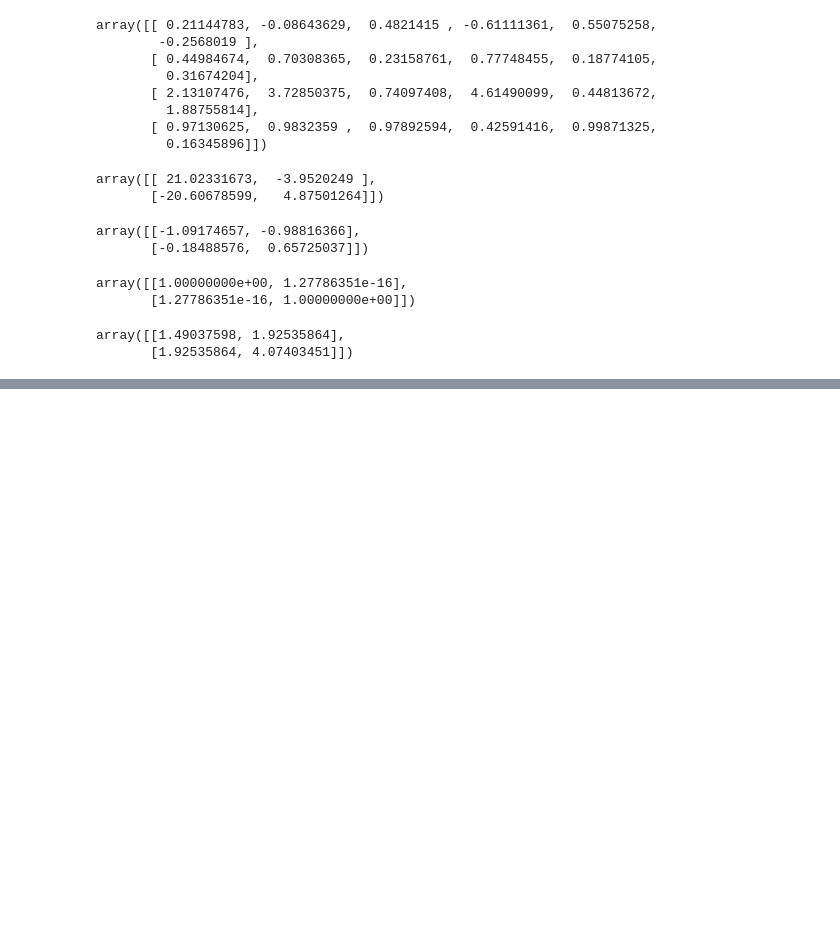
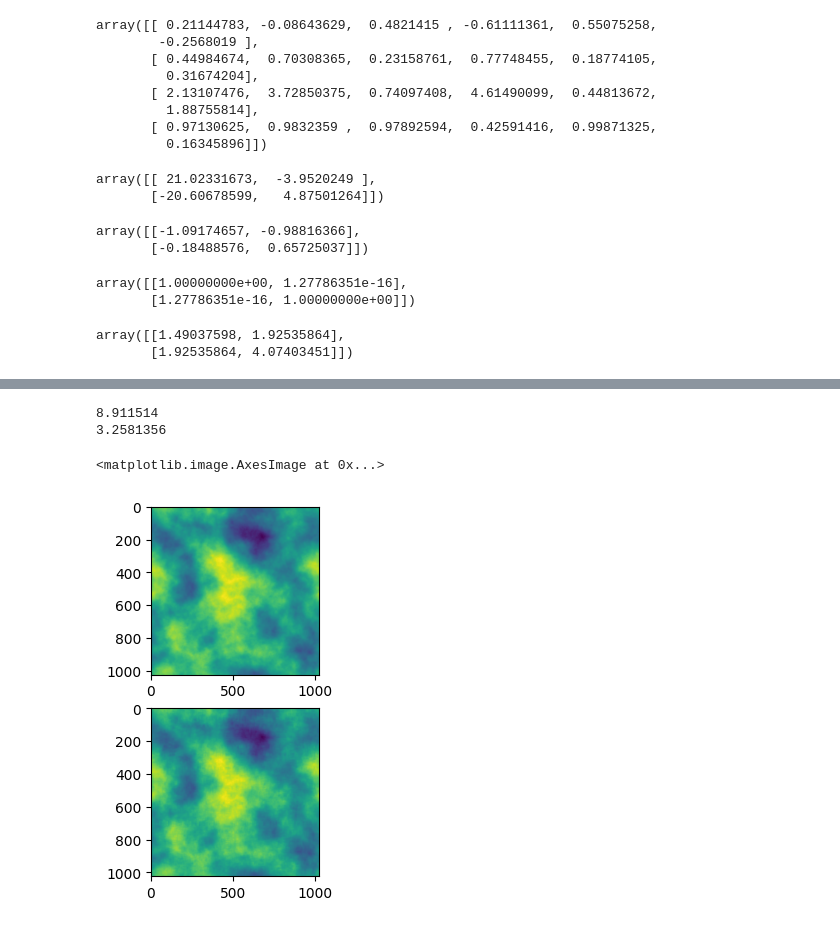
Before and after one commit to jacobhauck/MST-Coursework, a Jupyter notebook: Math 5601/Independent Study Project/test.ipynb, the cells around one changed output, grey strips where cells are left out. Saved outputs shown, nothing was run; the diff lists cells and outputs as text; code cells hidden in the pictures; blank space fills up the shorter version.

```diff
--- a/Math 5601/Independent Study Project/test.ipynb
+++ b/Math 5601/Independent Study Project/test.ipynb
@@ -135,0 +166,14 @@ array([[1.49037598, 1.92535864],
+# %%
+rows, cols, left, right = maxvol.pseudo_skeleton(x, 50, rtol=.5)
+# %%
+print(np.linalg.norm(x - left @ right))
+bleft, bright = maxvol.truncated_svd(x, 50)
+print(np.linalg.norm(x - bleft @ bright))
+_, (ax1, ax2) = plt.subplots(2)
+ax1.imshow(x)
+ax2.imshow(left @ right)
+# %% [output]
+8.911514
+3.2581356
+<matplotlib.image.AxesImage at 0x...>
+[figure, added]
```
Also changed, not shown: parts of 4 cells of this notebook, 25 other files.
